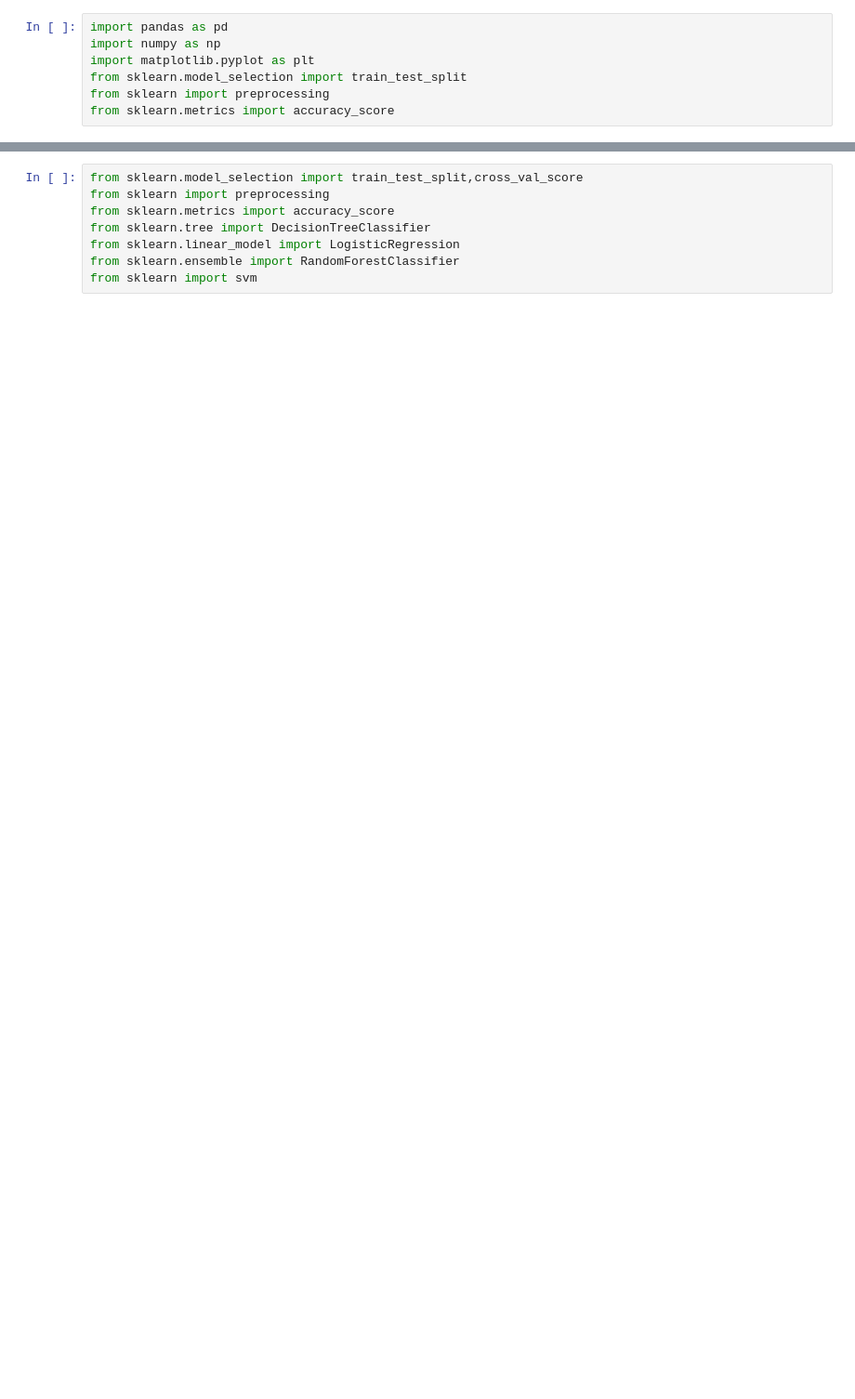
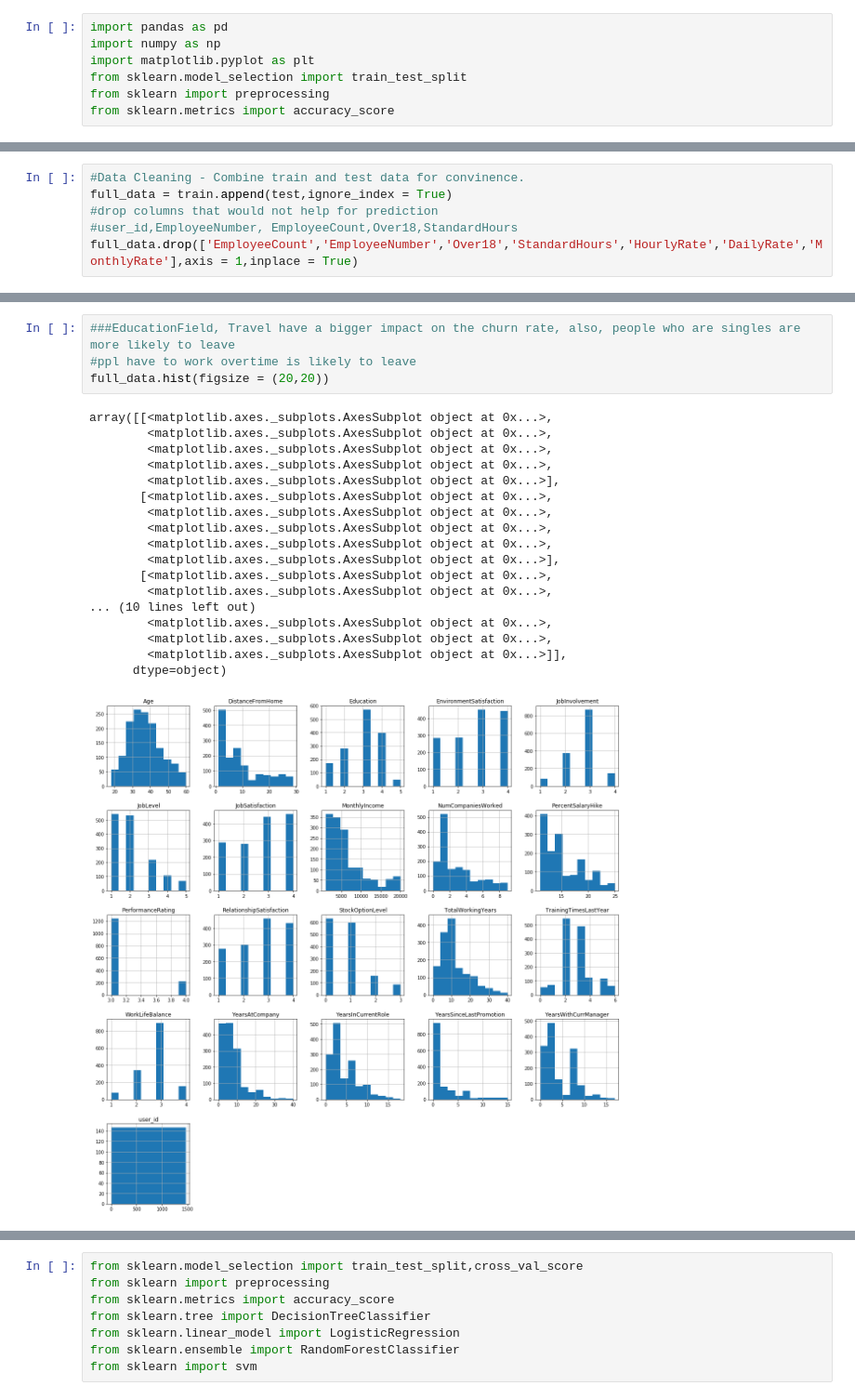
Before and after one commit to tingtingting118/RSclass, a Jupyter notebook: Employee_churn_rate.ipynb, the cells around one changed output, grey strips where cells are left out. Shown at 93% size. Saved outputs shown, nothing was run; the diff lists cells and outputs as text; blank space fills up the shorter version.

```diff
--- a/Employee_churn_rate.ipynb
+++ b/Employee_churn_rate.ipynb
@@ -251,0 +26,6 @@ full_data = pd.concat([full_data,categorial_data],axis = 1)
+# %%
+#Data Cleaning - Combine train and test data for convinence.
+full_data = train.append(test,ignore_index = True)
+#drop columns that would not help for prediction
+#user_id,EmployeeNumber, EmployeeCount,Over18,StandardHours
+full_data.drop(['EmployeeCount','EmployeeNumber','Over18','StandardHours','HourlyRate','DailyRate','MonthlyRate'],axis = 1,inplace = True)
@@ -251,0 +116,23 @@ full_data = pd.concat([full_data,categorial_data],axis = 1)
+# %%
+###EducationField, Travel have a bigger impact on the churn rate, also, people who are singles are more likely to leave
+#ppl have to work overtime is likely to leave
+full_data.hist(figsize = (20,20))
+# %% [output]
+array([[<matplotlib.axes._subplots.AxesSubplot object at 0x...>,
+        <matplotlib.axes._subplots.AxesSubplot object at 0x...>,
+        <matplotlib.axes._subplots.AxesSubplot object at 0x...>,
+        <matplotlib.axes._subplots.AxesSubplot object at 0x...>,
+        <matplotlib.axes._subplots.AxesSubplot object at 0x...>],
+       [<matplotlib.axes._subplots.AxesSubplot object at 0x...>,
+        <matplotlib.axes._subplots.AxesSubplot object at 0x...>,
+        <matplotlib.axes._subplots.AxesSubplot object at 0x...>,
+        <matplotlib.axes._subplots.AxesSubplot object at 0x...>,
+        <matplotlib.axes._subplots.AxesSubplot object at 0x...>],
+       [<matplotlib.axes._subplots.AxesSubplot object at 0x...>,
+        <matplotlib.axes._subplots.AxesSubplot object at 0x...>,
+... (10 lines left out)
+        <matplotlib.axes._subplots.AxesSubplot object at 0x...>,
+        <matplotlib.axes._subplots.AxesSubplot object at 0x...>,
+        <matplotlib.axes._subplots.AxesSubplot object at 0x...>]],
+      dtype=object)
+[figure, added]
```
Also changed, not shown: parts of 79 cells of this notebook.
